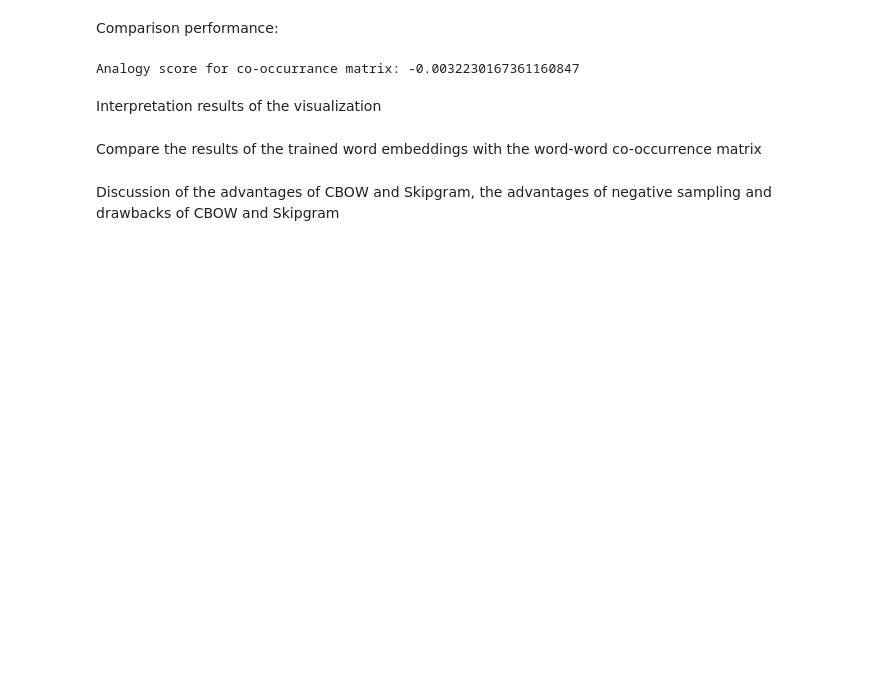
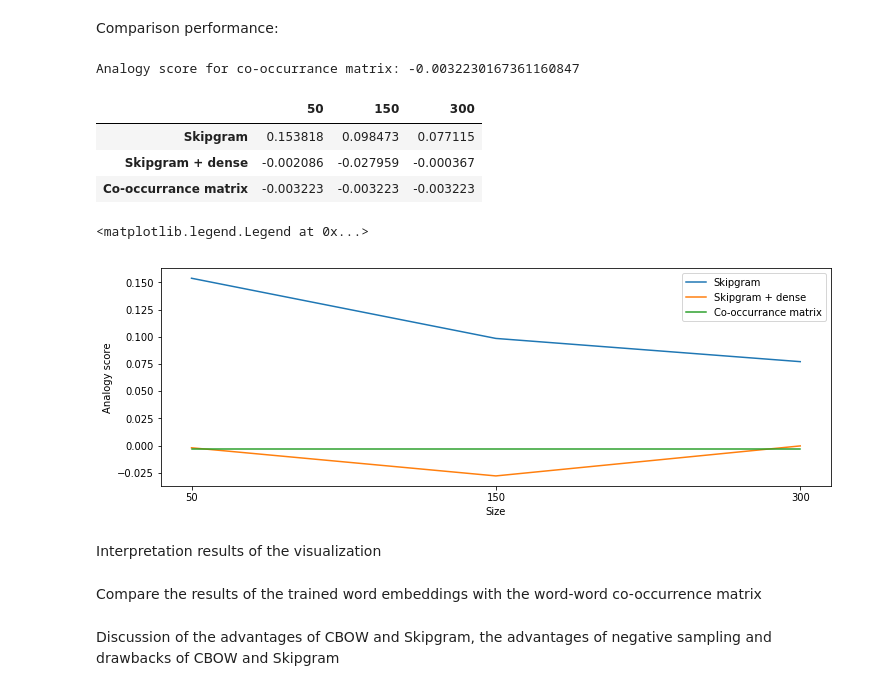
Before and after one commit to rrIrene/RecommenderSystem, a Jupyter notebook: assignment 1/Assignment 1.ipynb, the cells around one changed output. Drawn from its saved outputs; the diff is of its cells as text; code cells hidden in the pictures; blank space fills up the shorter version.

Commit message:
Comparison plot

```diff
--- a/assignment 1/Assignment 1.ipynb
+++ b/assignment 1/Assignment 1.ipynb
@@ -573,7 +517,7 @@ for row in f:
         matrix_scores.append(cosine_similarity((A - B + C).reshape(1, -1),D.reshape(1, -1))[0][0])
 
 #matrix scores
-matrix_avg = sum(matrix_scores)/len(matrix_scores)
-print("Analogy score for co-occurrance matrix: " + str(matrix_avg))
+matrix_score = sum(matrix_scores)/len(matrix_scores)
+print("Analogy score for co-occurrance matrix: " + str(matrix_score))
 # %% [output]
 Analogy score for co-occurrance matrix: -0.0032230167361160847
@@ -582,3 +524,27 @@ Analogy score for co-occurrance matrix: -0.0032230167361160847
+# %%
+#Visualization results trained word embeddings
+import matplotlib.pyplot as plt
+
+scores = pd.DataFrame(columns=["50","150","300"])
+scores.loc["Skipgram"] = [skipgram_50_score, skipgram_150_score, skipgram_300_score]
+scores.loc["Skipgram + dense"] = [skipgram_dense_50_score, skipgram_dense_150_score, skipgram_dense_300_score]
+scores.loc["Co-occurrance matrix"] = [matrix_score, matrix_score, matrix_score]
+display(scores)
+
+scores = scores.T
+scores = scores.reindex(scores.index.rename('Size'))
+ax = scores.plot(figsize=(12,4))
+ax.set_xticks(range(0, 3))
+ax.set_xticklabels(scores.index)
+plt.ylabel('Analogy score')
+plt.legend(loc='best')
+# %% [output]
+|  | 50 | 150 | 300 |
+| Skipgram | 0.153818 | 0.098473 | 0.077115 |
+| Skipgram + dense | -0.002086 | -0.027959 | -0.000367 |
+| Co-occurrance matrix | -0.003223 | -0.003223 | -0.003223 |
+<matplotlib.legend.Legend at 0x...>
+[figure, added]
 # %% [markdown]
 Interpretation results of the visualization
 # %% [markdown]
```
Also changed, not shown: parts of 3 cells of this notebook.
